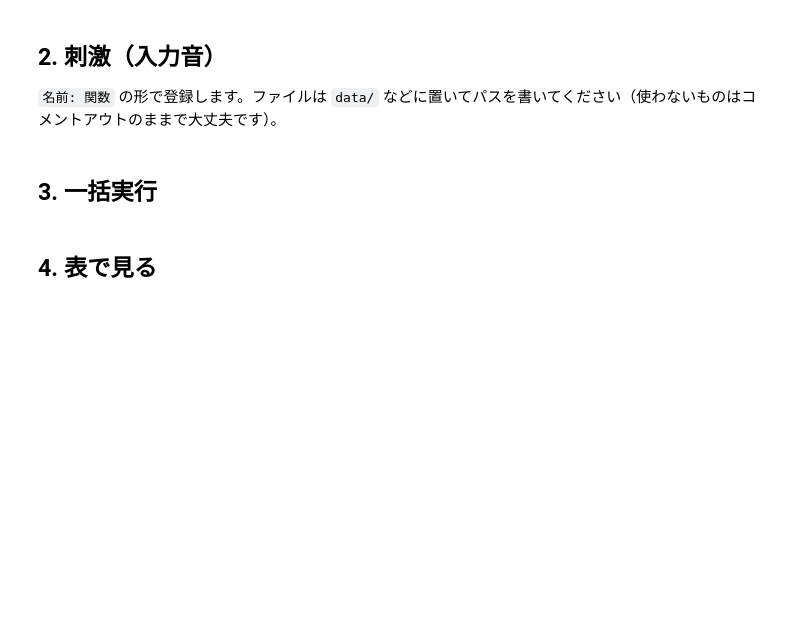
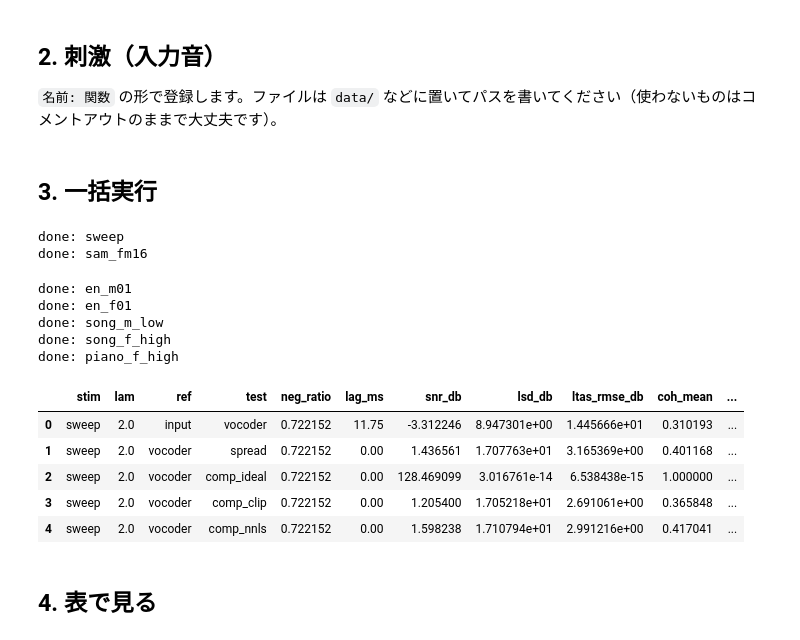
Before and after one commit to Sekai1205/CI_Simulation, a Jupyter notebook: run_experiments.ipynb, the cells around one changed output. Saved outputs shown, nothing was run; the diff lists cells and outputs as text; code cells hidden in the pictures; blank space fills up the shorter version.

```diff
--- a/run_experiments.ipynb
+++ b/run_experiments.ipynb
@@ -40,27 +44,22 @@ print(cfg)
 # %%
 sr = cfg.sr
 STIMULI = {
-    # --- テスト信号（システム評価用） ---
-    "tone1k":     lambda: cs.gen_tone(sr, 1000, dur=1.0),
-    "sweep":      lambda: cs.gen_sweep(sr, 100, 8000, dur=3.0),
-    "pink":       lambda: cs.gen_noise(sr, dur=3.0, color="pink"),
-    "sam_fm16":   lambda: cs.gen_sam(sr, fc=1000, fm=16),
-    "sam_fm128":  lambda: cs.gen_sam(sr, fc=1000, fm=128),
-    "click100":   lambda: cs.gen_click_train(sr, rate=100),
-    "harm_f0200": lambda: cs.gen_harmonic(sr, f0=200),
+    # --- テスト信号 ---
+    "sweep":       lambda: cs.gen_sweep(sr, 100, 8000, dur=3.0),
+    "sam_fm16":    lambda: cs.gen_sam(sr, fc=1000, fm=16),
 
-    # --- 音声・音楽ファイル（パスを書き換えて有効化） ---
-    # "en_speech":   lambda: cs.load_audio("data/en_speech.wav", sr, max_sec=10),
-    # "ja_speech":   lambda: cs.load_audio("data/ja_speech.wav", sr, max_sec=10),
-    # "music_inst":  lambda: cs.load_audio("data/music_inst.mp3", sr, max_sec=10),
-    # "music_vocal": lambda: cs.load_audio("data/music_vocal.mp3", sr, max_sec=10),
+    # --- 英語音声（同一文 EN0001） ---
+    "en_m01":      lambda: cs.load_audio("data/speech_en/en_m01.wav", sr),
+    "en_f01":      lambda: cs.load_audio("data/speech_en/en_f01.wav", sr),
 
-    # --- 混合（2話者・雑音下） ---
-    # "2talker_0dB": lambda: cs.mix_at_snr(cs.load_audio("data/en_speech.wav", sr, 10),
-    #                                      cs.load_audio("data/en_speech2.wav", sr, 10), 0),
-    # "speech_pink_5dB": lambda: cs.mix_at_snr(cs.load_audio("data/en_speech.wav", sr, 10),
-    #                                          cs.gen_noise(sr, 10, "pink"), 5),
+    # --- 歌声（かたつむり, 最初の10秒） ---
+    "song_m_low":  lambda: cs.load_audio("data/music_vocal/katatsumuri_m_low_jvs045.wav", sr, max_sec=10),
+    "song_f_high": lambda: cs.load_audio("data/music_vocal/katatsumuri_f_high_jvs085.wav", sr, max_sec=10),
+
+    # --- 楽器（歌声と同じ旋律, 最初の10秒） ---
+    "piano_f_high": lambda: cs.gen_katatsumuri(sr, "f_high", "piano")[: sr * 10],
 }
+#STIMULI = {k: STIMULI[k] for k in ["sweep"]}   # 試し実行用。本番ではこの行を消す（または # を付ける）
 
 # 比較する組（ref, test）。'input' は入力音そのもの
 PAIRS = [
@@ -68,35 +67,51 @@ PAIRS = [
     ("vocoder", "spread"),      # 電流拡散の影響
     ("vocoder", "comp_ideal"),  # 逆補償の残差（理想）
     ("vocoder", "comp_clip"),   # 逆補償の残差（電流≥0の制約あり）← 本題
+    ("vocoder", "comp_nnls"),   # 逆補償の残差（NNLS）
 ]
 # %% [markdown]
 ## 3. 一括実行
 # %%
 rows = []
 OUTS = {}   # 図を描くために結果を保持 {(刺激, λ): out}
 
 for s_name, loader in STIMULI.items():
     x = loader()
     for lam in LAMBDAS:
         out = cs.run_conditions(x, cfg, lam, eps=EPS, mode=MODE)
         out["input"] = x
         OUTS[(s_name, lam)] = out
         cs.save_wavs(os.path.join(RESULTS, s_name, f"lam{lam:g}"), x, out, cfg.sr)
 
         for ref_k, test_k in PAIRS:
             row = {"stim": s_name, "lam": lam, "ref": ref_k, "test": test_k,
                    "neg_ratio": out["neg_ratio"]}
             row.update(an.compute_metrics(out[ref_k], out[test_k], cfg))
             # 包絡どうしの直接比較（vocoder基準のときだけ）
             if ref_k == "vocoder":
                 row.update(an.env_error(out["env"], out["env_" + test_k]))
+                row.update(an.env_contrast(out["env"], out["env_" + test_k]))
             rows.append(row)
     print("done:", s_name)
 
 df = pd.DataFrame(rows)
 os.makedirs(RESULTS, exist_ok=True)
 df.to_csv(os.path.join(RESULTS, "metrics.csv"), index=False)
 df.head()
+# %% [output]
+done: sweep
+done: sam_fm16
+done: en_m01
+done: en_f01
+done: song_m_low
+done: song_f_high
+done: piano_f_high
+|  | stim | lam | ref | test | neg_ratio | lag_ms | snr_db | lsd_db | ltas_rmse_db | coh_mean | ... |
+| 0 | sweep | 2.0 | input | vocoder | 0.722152 | 11.75 | -3.312246 | 8.947301e+00 | 1.445666e+01 | 0.310193 | ... |
+| 1 | sweep | 2.0 | vocoder | spread | 0.722152 | 0.00 | 1.436561 | 1.707763e+01 | 3.165369e+00 | 0.401168 | ... |
+| 2 | sweep | 2.0 | vocoder | comp_ideal | 0.722152 | 0.00 | 128.469099 | 3.016761e-14 | 6.538438e-15 | 1.000000 | ... |
+| 3 | sweep | 2.0 | vocoder | comp_clip | 0.722152 | 0.00 | 1.205400 | 1.705218e+01 | 2.691061e+00 | 0.365848 | ... |
+| 4 | sweep | 2.0 | vocoder | comp_nnls | 0.722152 | 0.00 | 1.598238 | 1.710794e+01 | 2.991216e+00 | 0.417041 | ... |
 # %% [markdown]
 ## 4. 表で見る
 # %%
```
Also changed, not shown: parts of 9 cells of this notebook, 8 other files.
